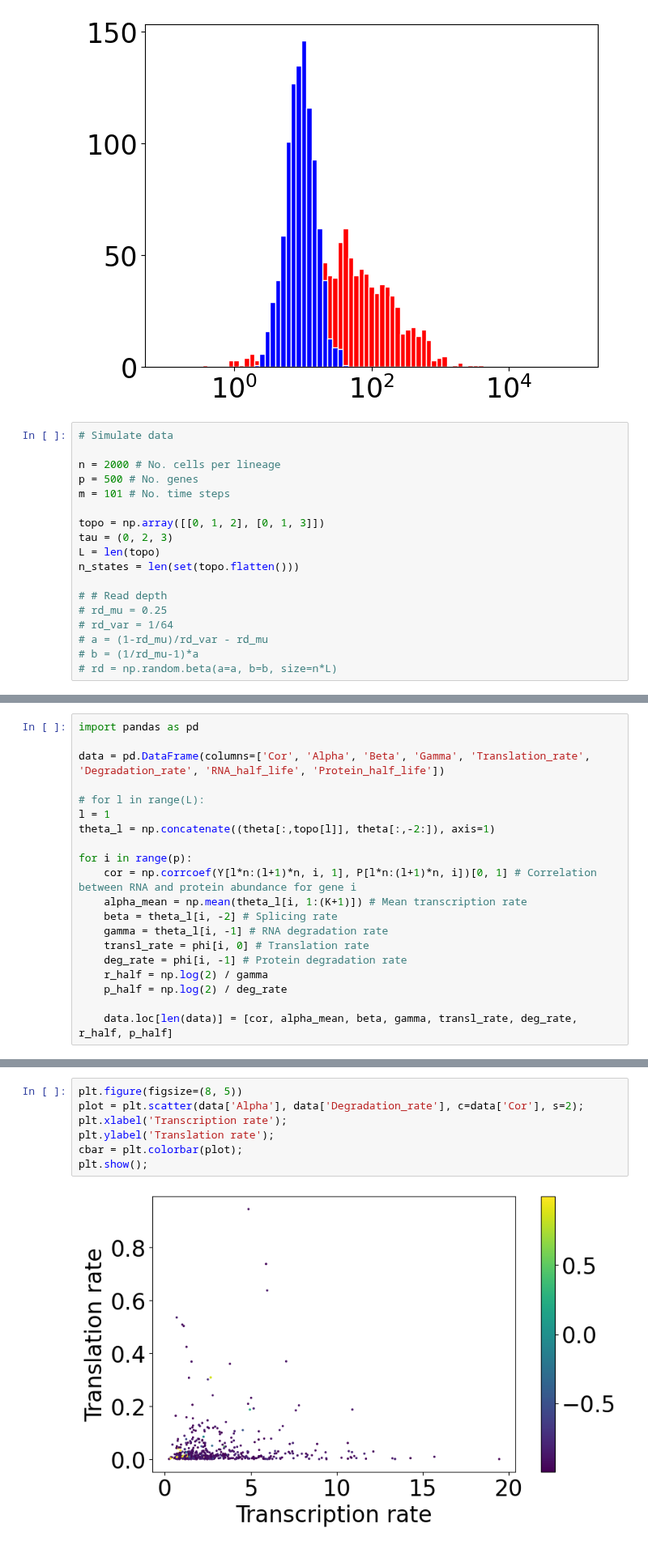
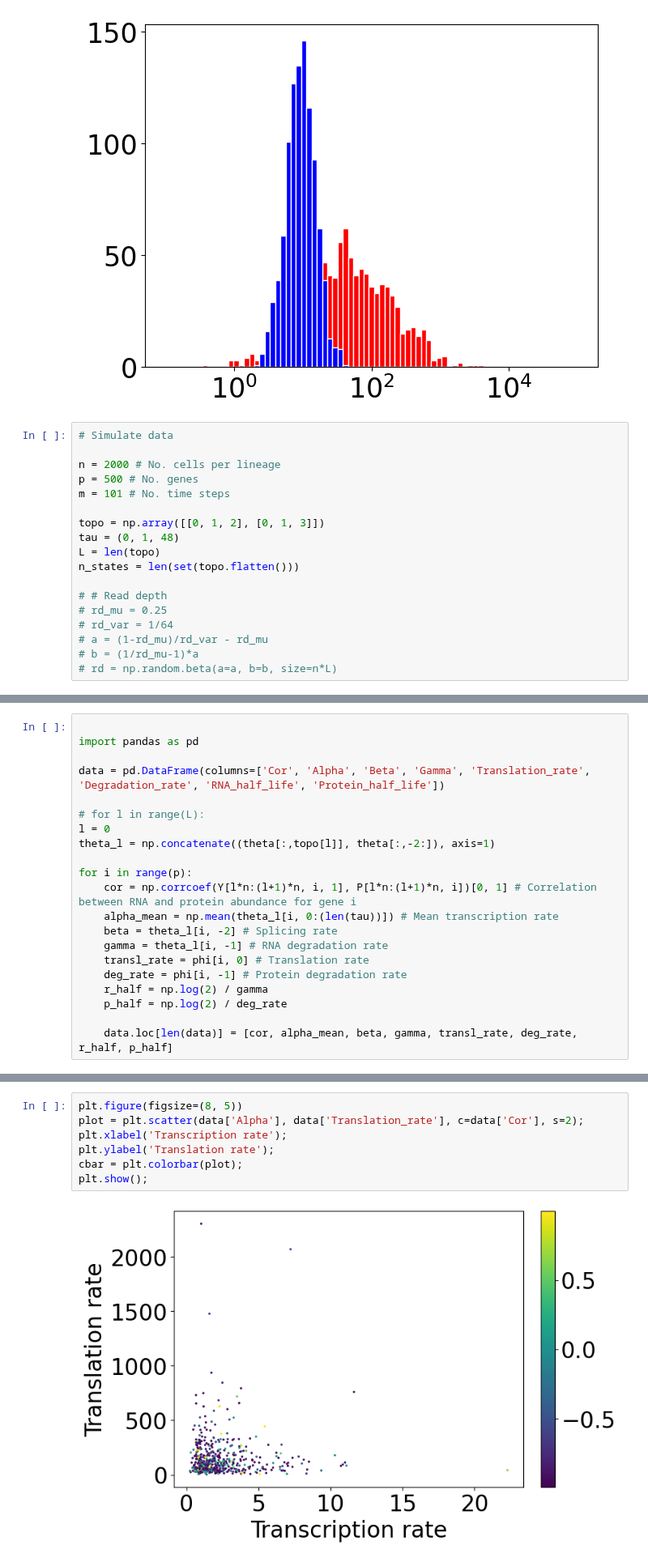
Before and after one commit to reliscu/chronocell_simulations, a Jupyter notebook: simulate_data.ipynb, the cells around one changed output, grey strips where cells are left out. Shown at 81% size. Cells and saved outputs as stored; diff of their text form.

```diff
--- a/simulate_data.ipynb
+++ b/simulate_data.ipynb
@@ -119,7 +119,7 @@ p = 500 # No. genes
 m = 101 # No. time steps
 
 topo = np.array([[0, 1, 2], [0, 1, 3]])
-tau = (0, 2, 3)
+tau = (0, 1, 48)
 L = len(topo)
 n_states = len(set(topo.flatten()))
 
@@ -218,22 +275,2 @@ for l in range(L):
 
 # P1 = np.random.poisson(P)
-# %%
-import pandas as pd
-
-data = pd.DataFrame(columns=['Cor', 'Alpha', 'Beta', 'Gamma', 'Translation_rate', 'Degradation_rate', 'RNA_half_life', 'Protein_half_life'])
-
-# for l in range(L):
-l = 1
-theta_l = np.concatenate((theta[:,topo[l]], theta[:,-2:]), axis=1)
-
-for i in range(p):
-    cor = np.corrcoef(Y[l*n:(l+1)*n, i, 1], P[l*n:(l+1)*n, i])[0, 1] # Correlation between RNA and protein abundance for gene i
-    alpha_mean = np.mean(theta_l[i, 1:(K+1)]) # Mean transcription rate
-    beta = theta_l[i, -2] # Splicing rate
-    gamma = theta_l[i, -1] # RNA degradation rate
-    transl_rate = phi[i, 0] # Translation rate
-    deg_rate = phi[i, -1] # Protein degradation rate
-    r_half = np.log(2) / gamma
-    p_half = np.log(2) / deg_rate
-
-    data.loc[len(data)] = [cor, alpha_mean, beta, gamma, transl_rate, deg_rate, r_half, p_half]
@@ -272,0 +283,21 @@ plt.scatter(data['Cor'], data['Beta']);
+# %%
+
+import pandas as pd
+
+data = pd.DataFrame(columns=['Cor', 'Alpha', 'Beta', 'Gamma', 'Translation_rate', 'Degradation_rate', 'RNA_half_life', 'Protein_half_life'])
+
+# for l in range(L):
+l = 0
+theta_l = np.concatenate((theta[:,topo[l]], theta[:,-2:]), axis=1)
+
+for i in range(p):
+    cor = np.corrcoef(Y[l*n:(l+1)*n, i, 1], P[l*n:(l+1)*n, i])[0, 1] # Correlation between RNA and protein abundance for gene i
+    alpha_mean = np.mean(theta_l[i, 0:(len(tau))]) # Mean transcription rate
+    beta = theta_l[i, -2] # Splicing rate
+    gamma = theta_l[i, -1] # RNA degradation rate
+    transl_rate = phi[i, 0] # Translation rate
+    deg_rate = phi[i, -1] # Protein degradation rate
+    r_half = np.log(2) / gamma
+    p_half = np.log(2) / deg_rate
+
+    data.loc[len(data)] = [cor, alpha_mean, beta, gamma, transl_rate, deg_rate, r_half, p_half]
@@ -359,9 +357,9 @@ plt.ylabel("Correlation");
 # %%
 plt.figure(figsize=(8, 5))
-plot = plt.scatter(data['Alpha'], data['Degradation_rate'], c=data['Cor'], s=2);
+plot = plt.scatter(data['Alpha'], data['Translation_rate'], c=data['Cor'], s=2);
 plt.xlabel('Transcription rate');
 plt.ylabel('Translation rate');
 cbar = plt.colorbar(plot);
 plt.show();
 # %% [output]
-[figure, old version]
+[figure, new version]
```
Also changed, not shown: parts of 21 cells of this notebook, 1 other file.
